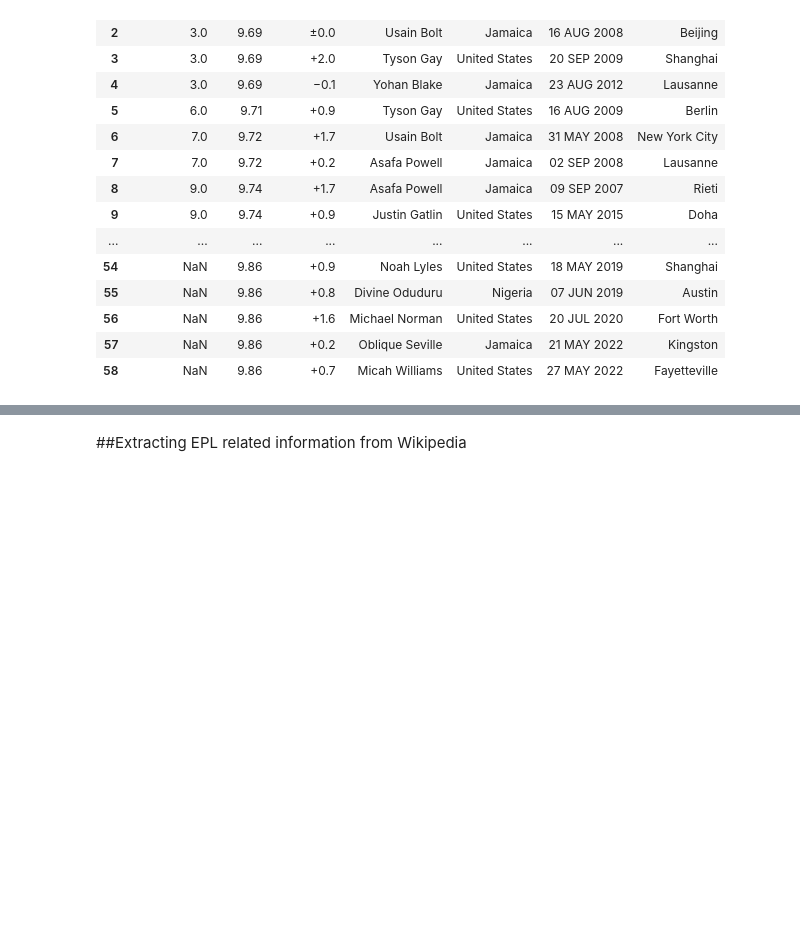
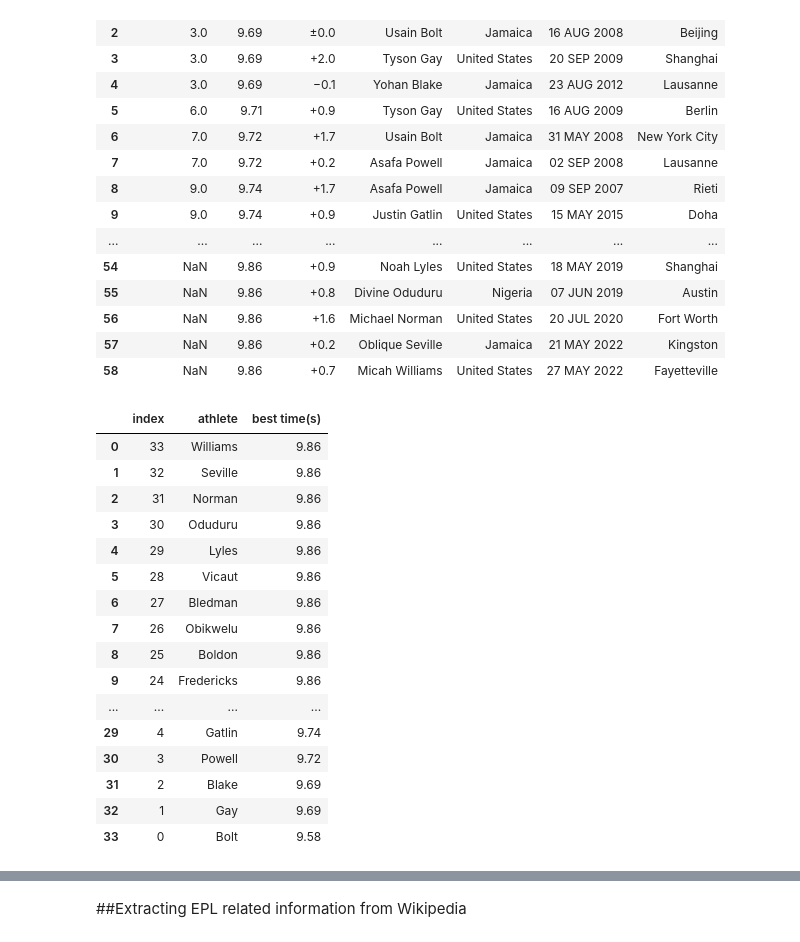
Before and after one commit to Delonix7/Data_Science_Essentials, a Jupyter notebook: Web_Scraping_with_Python.ipynb, the cells around one changed output, grey strips where cells are left out. Drawn from its saved outputs; the diff is of its cells as text; code cells hidden in the pictures; blank space fills up the shorter version.

```diff
--- a/Web_Scraping_with_Python.ipynb
+++ b/Web_Scraping_with_Python.ipynb
@@ -448 +454,21 @@ best_times_df.athlete = [x.split(' ')[1] for x in best_times_df['athlete']]
+# %%
+best_times_df
+# %% [output]
+|  | index | athlete | best time(s) |
+| 0 | 33 | Williams | 9.86 |
+| 1 | 32 | Seville | 9.86 |
+| 2 | 31 | Norman | 9.86 |
+| 3 | 30 | Oduduru | 9.86 |
+| 4 | 29 | Lyles | 9.86 |
+| 5 | 28 | Vicaut | 9.86 |
+| 6 | 27 | Bledman | 9.86 |
+| 7 | 26 | Obikwelu | 9.86 |
+| 8 | 25 | Boldon | 9.86 |
+| 9 | 24 | Fredericks | 9.86 |
+| ... | ... | ... | ... |
+| 29 | 4 | Gatlin | 9.74 |
+| 30 | 3 | Powell | 9.72 |
+| 31 | 2 | Blake | 9.69 |
+| 32 | 1 | Gay | 9.69 |
+| 33 | 0 | Bolt | 9.58 |
 # %%
```
Also changed, not shown: parts of 4 cells of this notebook.
